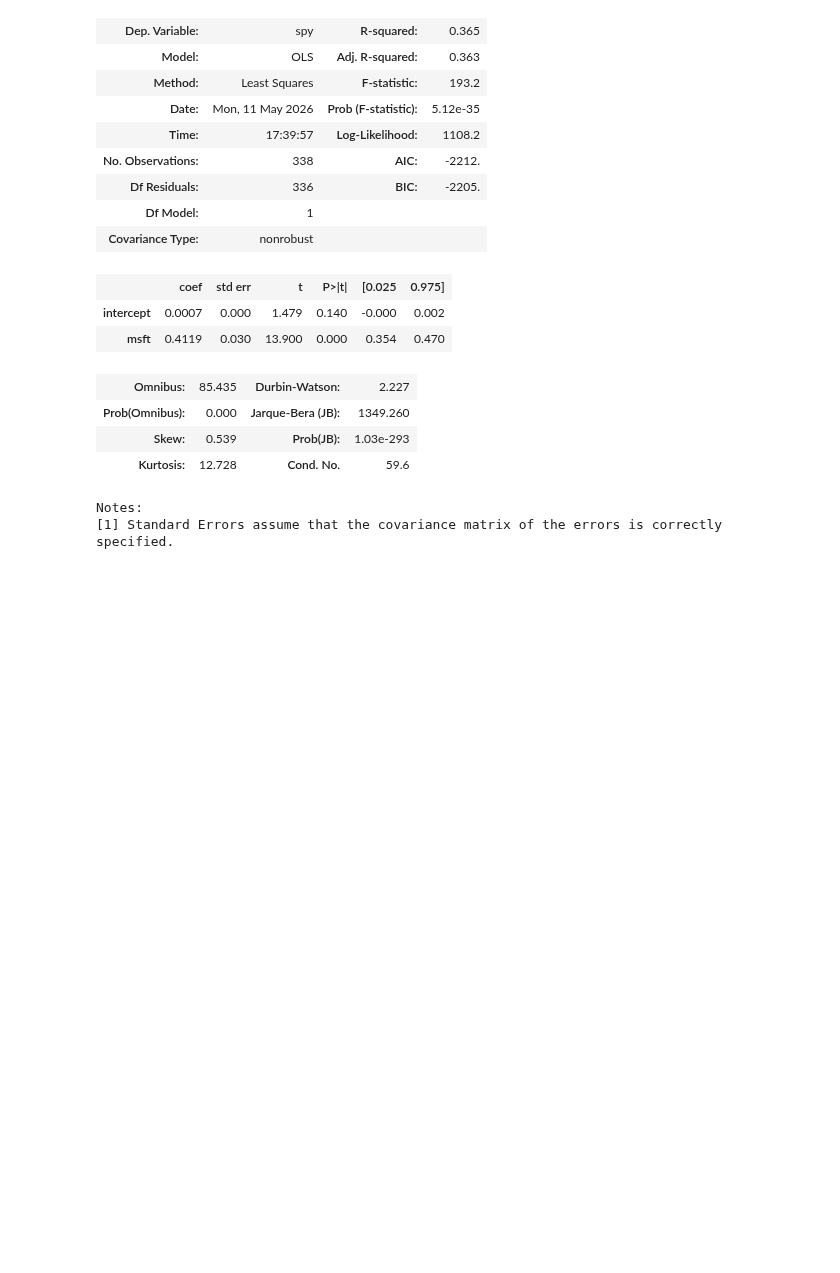
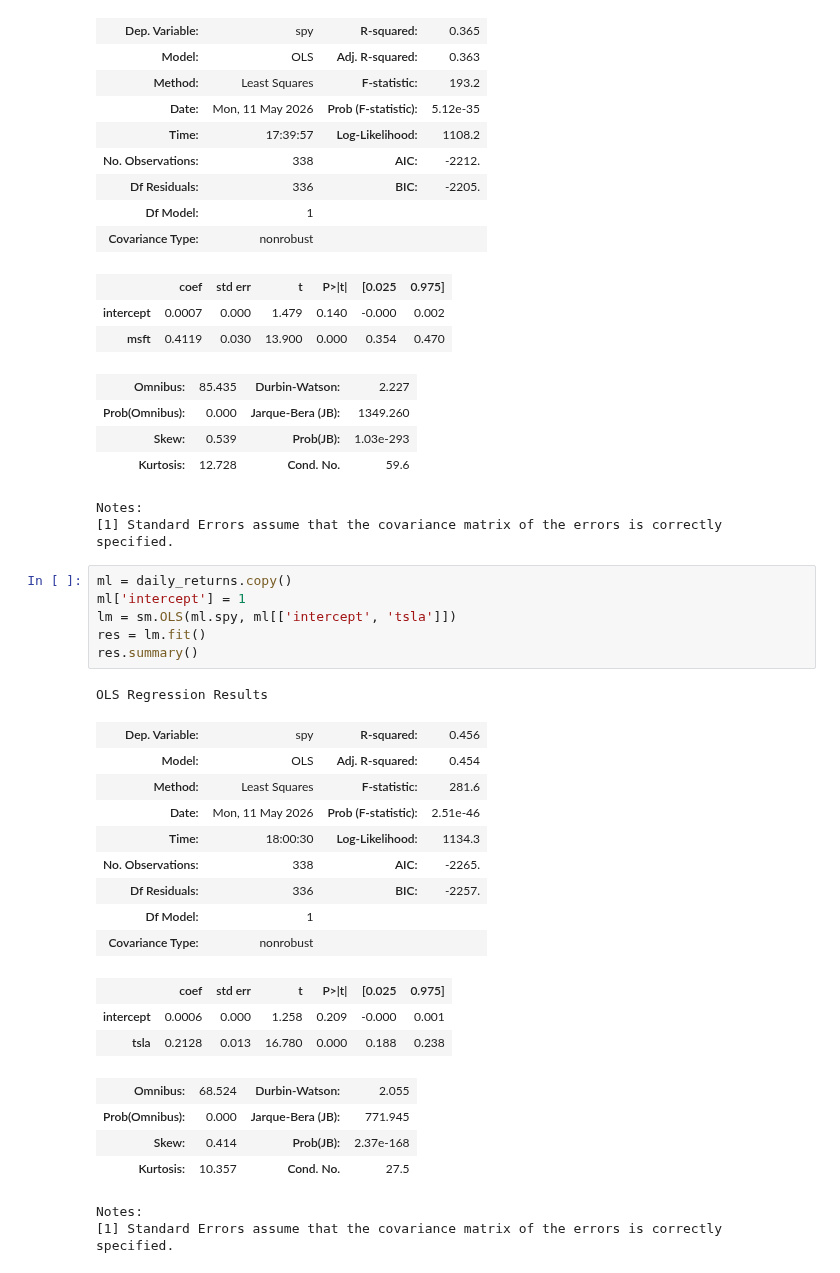
Before and after one commit to Hamza-rami/Stock_trading, a Jupyter notebook: stock_trading.ipynb, the cells around one changed output. Saved outputs shown, nothing was run; the diff lists cells and outputs as text; blank space fills up the shorter version.

Commit message:
feat: linear Regression model

```diff
--- a/stock_trading.ipynb
+++ b/stock_trading.ipynb
@@ -344,6 +345,32 @@ OLS Regression Results
 | Kurtosis: | 12.728 | Cond. No. | 59.6 |
 Notes:
 [1] Standard Errors assume that the covariance matrix of the errors is correctly specified.
+# %%
+ml = daily_returns.copy()
+ml['intercept'] = 1
+lm = sm.OLS(ml.spy, ml[['intercept', 'tsla']])
+res = lm.fit()
+res.summary()
+# %% [output]
+OLS Regression Results
+| Dep. Variable: | spy | R-squared: | 0.456 |
+| Model: | OLS | Adj. R-squared: | 0.454 |
+| Method: | Least Squares | F-statistic: | 281.6 |
+| Date: | Mon, 11 May 2026 | Prob (F-statistic): | 2.51e-46 |
+| Time: | 18:00:30 | Log-Likelihood: | 1134.3 |
+| No. Observations: | 338 | AIC: | -2265. |
+| Df Residuals: | 336 | BIC: | -2257. |
+| Df Model: | 1 |  |  |
+| Covariance Type: | nonrobust |  |  |
+|  | coef | std err | t | P>|t| | [0.025 | 0.975] |
+| intercept | 0.0006 | 0.000 | 1.258 | 0.209 | -0.000 | 0.001 |
+| tsla | 0.2128 | 0.013 | 16.780 | 0.000 | 0.188 | 0.238 |
+| Omnibus: | 68.524 | Durbin-Watson: | 2.055 |
+| Prob(Omnibus): | 0.000 | Jarque-Bera (JB): | 771.945 |
+| Skew: | 0.414 | Prob(JB): | 2.37e-168 |
+| Kurtosis: | 10.357 | Cond. No. | 27.5 |
+Notes:
+[1] Standard Errors assume that the covariance matrix of the errors is correctly specified.
 # %%
 slop , intercept, coef, p, std_err = stats.linregress(daily_returns.aapl, daily_returns.spy)
 print(f"AAPL/SPY\nbeta slop = {slop}\nalpha (intercept) = {intercept}\nR-squared = {coef**2}\npvalue = {p}")
```
Also changed, not shown: parts of 2 cells of this notebook.
